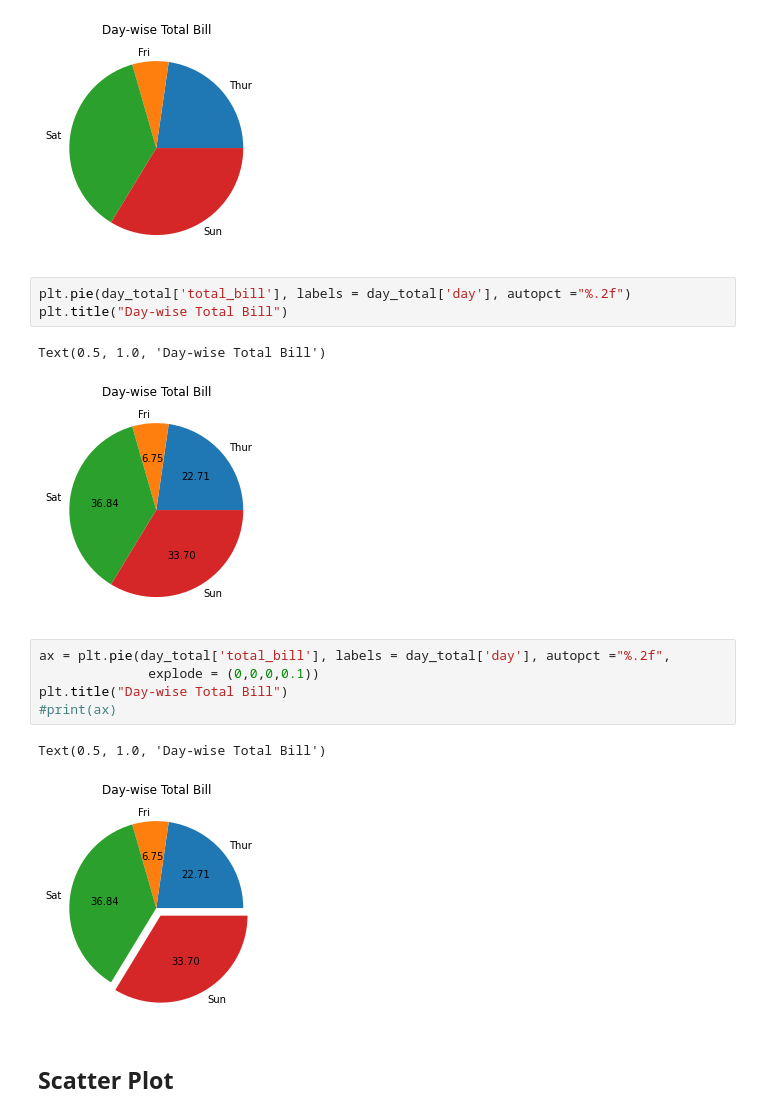
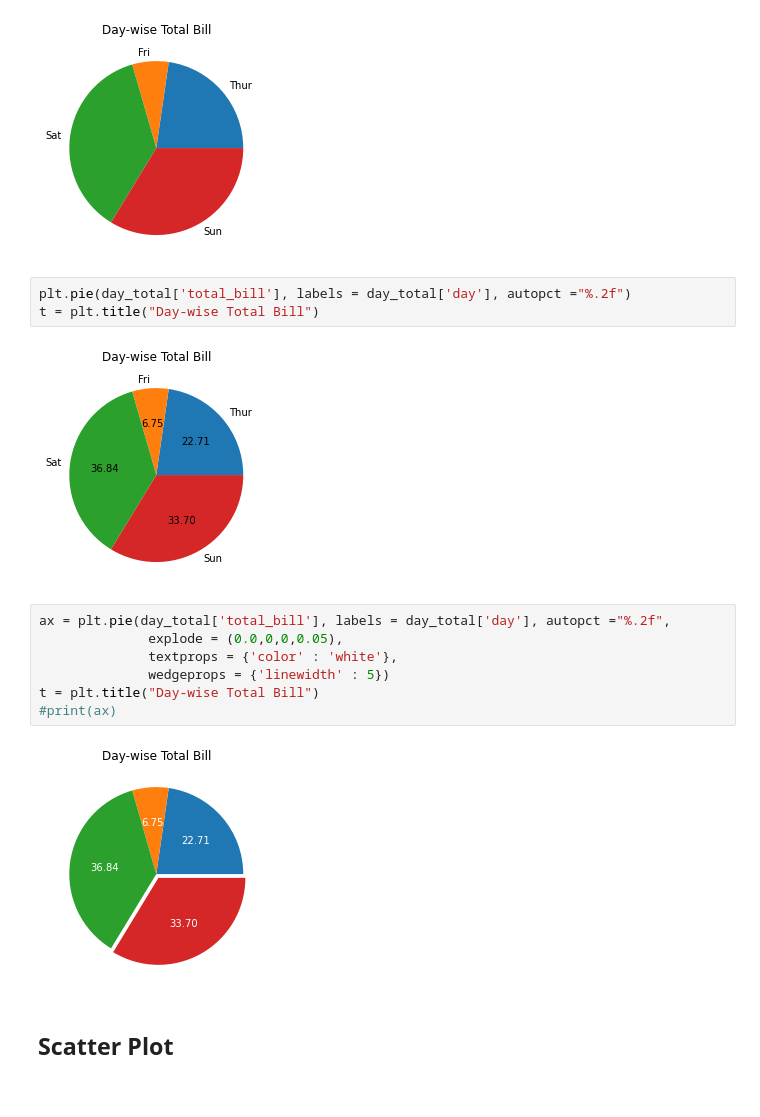
Before and after one commit to srikanthpragada/DS_04_FEB_2021, a Jupyter notebook: plots/matplotlibdemo.ipynb, the cells around one changed output. Cells and saved outputs as stored; diff of their text form.

```diff
--- a/plots/matplotlibdemo.ipynb
+++ b/plots/matplotlibdemo.ipynb
@@ -88,18 +87,18 @@ ax = plt.pie(day_total['total_bill'], labels = day_total['day'])
 [figure]
 # %%
 plt.pie(day_total['total_bill'], labels = day_total['day'], autopct ="%.2f")
-plt.title("Day-wise Total Bill")
+t = plt.title("Day-wise Total Bill")
 # %% [output]
-Text(0.5, 1.0, 'Day-wise Total Bill')
 [figure]
 # %%
 ax = plt.pie(day_total['total_bill'], labels = day_total['day'], autopct ="%.2f",
-              explode = (0,0,0,0.1))
-plt.title("Day-wise Total Bill")
+              explode = (0.0,0,0,0.05),
+              textprops = {'color' : 'white'},
+              wedgeprops = {'linewidth' : 5})
+t = plt.title("Day-wise Total Bill")
 #print(ax)
 # %% [output]
-Text(0.5, 1.0, 'Day-wise Total Bill')
-[figure, old version]
+[figure, new version]
 # %% [markdown]
 ## Scatter Plot
 # %%
```
Also changed, not shown: parts of 11 cells of this notebook.
